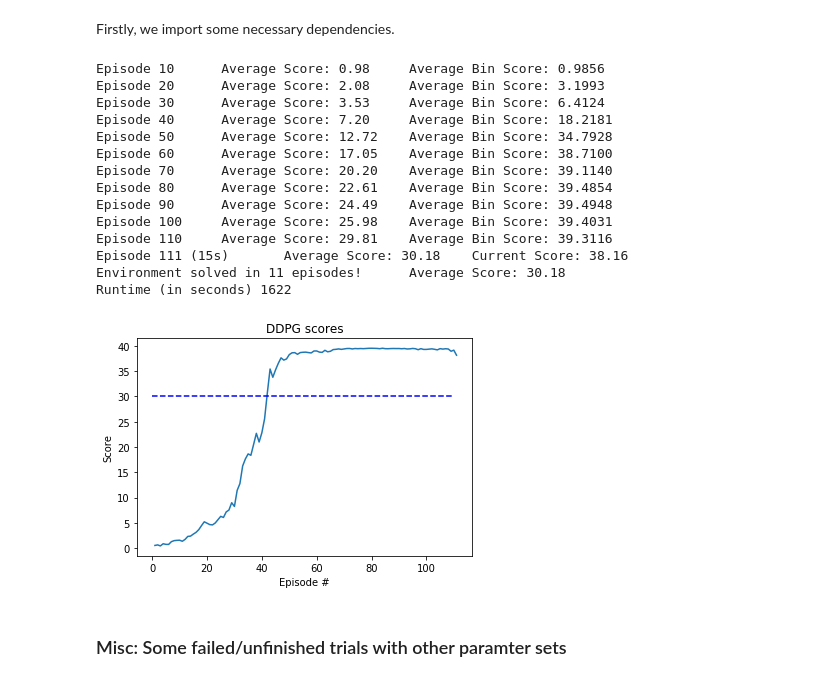
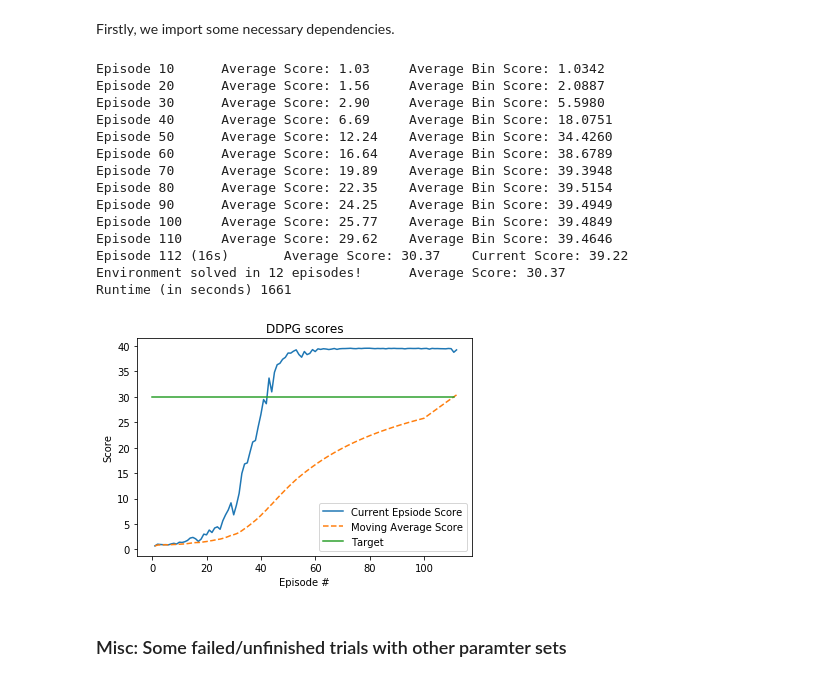
Before and after one commit to AgainBot/Project2-ContinuousControl, a Jupyter notebook: Continuous_Control.ipynb, the cells around one changed output. Saved outputs shown, nothing was run; the diff lists cells and outputs as text; code cells hidden in the pictures.

Commit message:
update plots

```diff
--- a/Continuous_Control.ipynb
+++ b/Continuous_Control.ipynb
@@ -99,6 +99,7 @@ agent = Agent(state_size=state_size, action_size=action_size, num_agents=num_age
 # %%
 def ddpg(n_episodes=2000, max_t=1000, print_every=10):
     scores_deque = deque(maxlen=100)
+    scores_mvg = []
     scores = []
     for i_episode in range(1, n_episodes+1):
         current_scores = np.zeros(num_agents)
@@ -124,6 +125,7 @@ def ddpg(n_episodes=2000, max_t=1000, print_every=10):
         scores_deque.append(score)
         scores.append(score)
         average_score = np.mean(scores_deque)
+        scores_mvg.append(average_score)
 
         print('\rEpisode {} ({}s) \tAverage Score: {:.2f} \tCurrent Score: {:.2f}'.format(i_episode, int(time.time()-start_time), average_score, score), end="")
         if i_episode % print_every == 0:
@@ -133,40 +135,43 @@ def ddpg(n_episodes=2000, max_t=1000, print_every=10):
             torch.save(agent.actor_local.state_dict(), 'actor.pth')
             torch.save(agent.critic_local.state_dict(), 'critic.pth')
             break
-    return scores
+    return scores, scores_mvg
 # %%
 tic = time.time()
-scores = ddpg()
+scores, scores_mvg = ddpg()
 toc = time.time()
 print("Runtime (in seconds) %d" % int(toc-tic))
 # %% [output]
-Episode 10      Average Score: 0.98     Average Bin Score: 0.9856
-Episode 20      Average Score: 2.08     Average Bin Score: 3.1993
-Episode 30      Average Score: 3.53     Average Bin Score: 6.4124
-Episode 40      Average Score: 7.20     Average Bin Score: 18.2181
-Episode 50      Average Score: 12.72    Average Bin Score: 34.7928
-Episode 60      Average Score: 17.05    Average Bin Score: 38.7100
-Episode 70      Average Score: 20.20    Average Bin Score: 39.1140
-Episode 80      Average Score: 22.61    Average Bin Score: 39.4854
-Episode 90      Average Score: 24.49    Average Bin Score: 39.4948
-Episode 100     Average Score: 25.98    Average Bin Score: 39.4031
-Episode 110     Average Score: 29.81    Average Bin Score: 39.3116
-Episode 111 (15s)       Average Score: 30.18    Current Score: 38.16
-Environment solved in 11 episodes!      Average Score: 30.18
-Runtime (in seconds) 1622
+Episode 10      Average Score: 1.03     Average Bin Score: 1.0342
+Episode 20      Average Score: 1.56     Average Bin Score: 2.0887
+Episode 30      Average Score: 2.90     Average Bin Score: 5.5980
+Episode 40      Average Score: 6.69     Average Bin Score: 18.0751
+Episode 50      Average Score: 12.24    Average Bin Score: 34.4260
+Episode 60      Average Score: 16.64    Average Bin Score: 38.6789
+Episode 70      Average Score: 19.89    Average Bin Score: 39.3948
+Episode 80      Average Score: 22.35    Average Bin Score: 39.5154
+Episode 90      Average Score: 24.25    Average Bin Score: 39.4949
+Episode 100     Average Score: 25.77    Average Bin Score: 39.4849
+Episode 110     Average Score: 29.62    Average Bin Score: 39.4646
+Episode 112 (16s)       Average Score: 30.37    Current Score: 39.22
+Environment solved in 12 episodes!      Average Score: 30.37
+Runtime (in seconds) 1661
 # %%
 fig = plt.figure()
 ax = fig.add_subplot(111)
 plt.plot(np.arange(1, len(scores)+1), scores)
+plt.plot(np.arange(1, len(scores)+1), scores_mvg, '--')
+plt.legend()
 horiz_line_data = np.array([30 for i in np.arange(len(scores))])
-plt.plot(np.arange(len(scores)), horiz_line_data, 'b--')
+plt.plot(np.arange(len(scores)), horiz_line_data)
 plt.ylabel('Score')
 plt.xlabel('Episode #')
+plt.legend(['Current Epsiode Score', 'Moving Average Score', 'Target'])
 plt.savefig('results/ddpg_scores.png', bbox_inches='tight')
 plt.title('DDPG scores')
 plt.show()
 # %% [output]
-[figure, old version]
+[figure, new version]
 # %% [markdown]
 ### Misc: Some failed/unfinished trials with other paramter sets
 # %%
```
Also changed, not shown: 3 other files.
